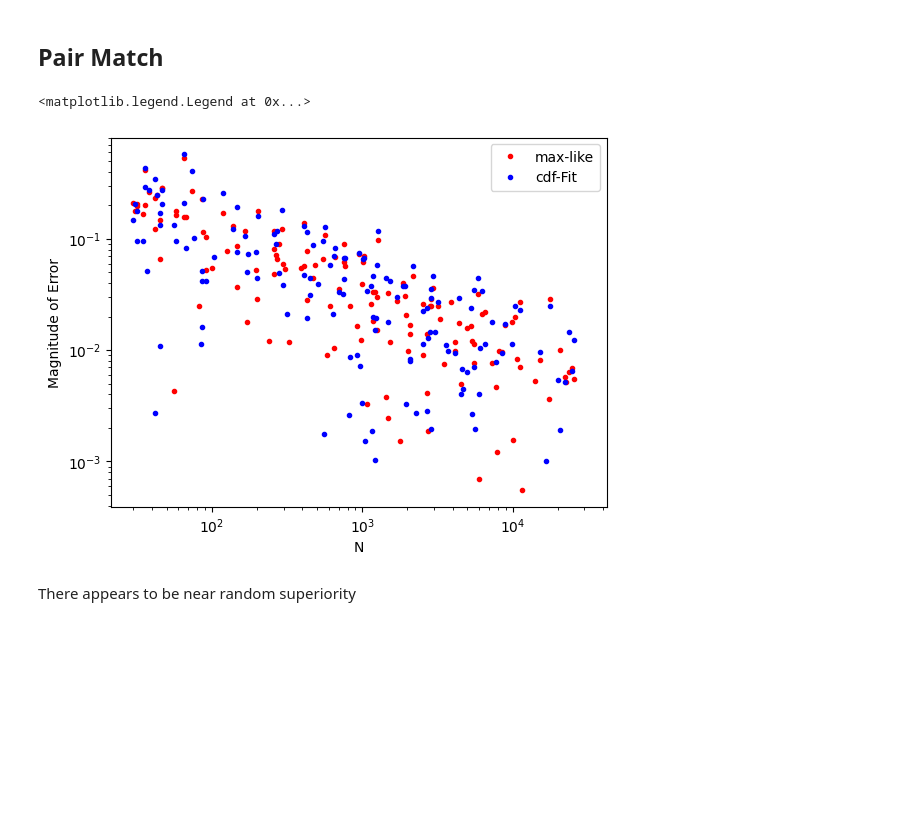
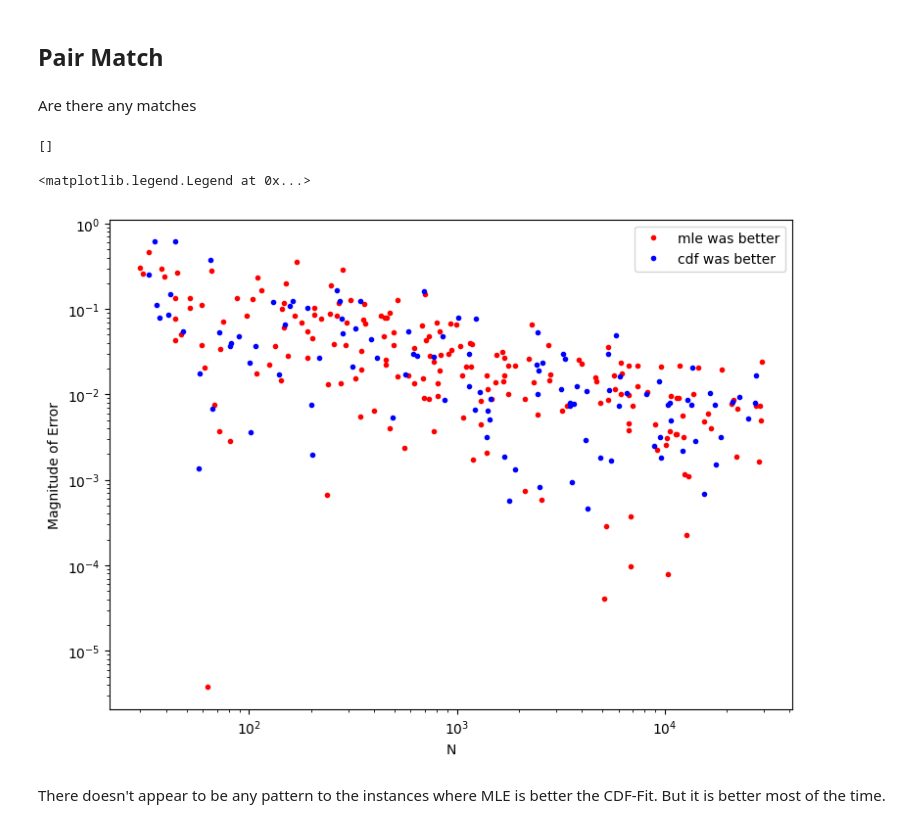
Before and after one commit to DesignToolInvestor/ManetSim, a Jupyter notebook: 2dDist/Worksheets/ml_vs_cdf_fit_b.ipynb, the cells around one changed output. Cells and saved outputs as stored; diff of their text form; code cells hidden in the pictures; blank space fills up the shorter version.

```diff
--- a/2dDist/Worksheets/ml_vs_cdf_fit_b.ipynb
+++ b/2dDist/Worksheets/ml_vs_cdf_fit_b.ipynb
@@ -230,0 +189,3 @@ plot.legend()
+# %%
+cdfKomFit,_ = curve_fit(komFit, nLog, cdfLogErr)
+cdfKomFit
@@ -230,0 +198,14 @@ plot.legend()
+# %%
+plot.figure(figsize=figSize)
+plot.loglog(nL, cdfAbsErr, '.', color='maroon', label='samples')
+
+nGrid = LogGrid1(nMin,nMax, nPlot)
+
+k = cdfKomFit[0]
+fitGrid = [exp(k) / sqrt(n) for n in nGrid]
+text = f'{exp(k):.2f} / sqrt(n)'
+plot.loglog(nGrid, fitGrid, c='blue', label=text)
+
+plot.xlabel('N')
+plot.ylabel('Magnitude of Error')
+plot.legend()
@@ -231,14 +215,29 @@ plot.legend()
 # %% [markdown]
 ## Pair Match
+# %% [markdown]
+Are there any matches
+# %%
+[k for k in range(nN) if mleAbsErr[k] == cdfAbsErr[k]]
+# %% [output]
+[]
+# %%
+mleWinIndex = [k for k in range(nN) if mleAbsErr[k] < cdfAbsErr[k]]
+cdfWinIndex = [k for k in range(nN) if cdfAbsErr[k] < mleAbsErr[k]]
+# %%
+mleData = Sub(list(zip(nL,mleAbsErr)), mleWinIndex)
+cdfData = Sub(list(zip(nL,cdfAbsErr)), cdfWinIndex)
 # %%
-plot.loglog(nL, mleErr, '.', color='red', label='max-like')
-plot.loglog(nL, cdfErr, '.', color='blue', label='cdf-Fit')
+plot.figure(figsize=figSize)
+
+plot.loglog(*UnZip(mleData), '.', color='red', label='mle was better')
+plot.loglog(*UnZip(cdfData), '.', color='blue', label='cdf was better')
 
 plot.xlabel('N')
 plot.ylabel('Magnitude of Error')
 plot.legend()
 # %% [output]
 <matplotlib.legend.Legend at 0x...>
-[figure, old version]
+[figure, new version]
 # %% [markdown]
-There appears to be near random superiority
+There doesn't appear to be any pattern to the instances where MLE is better the CDF-Fit.  But it
+is better most of the time.
```
Also changed, not shown: parts of 28 cells of this notebook.
